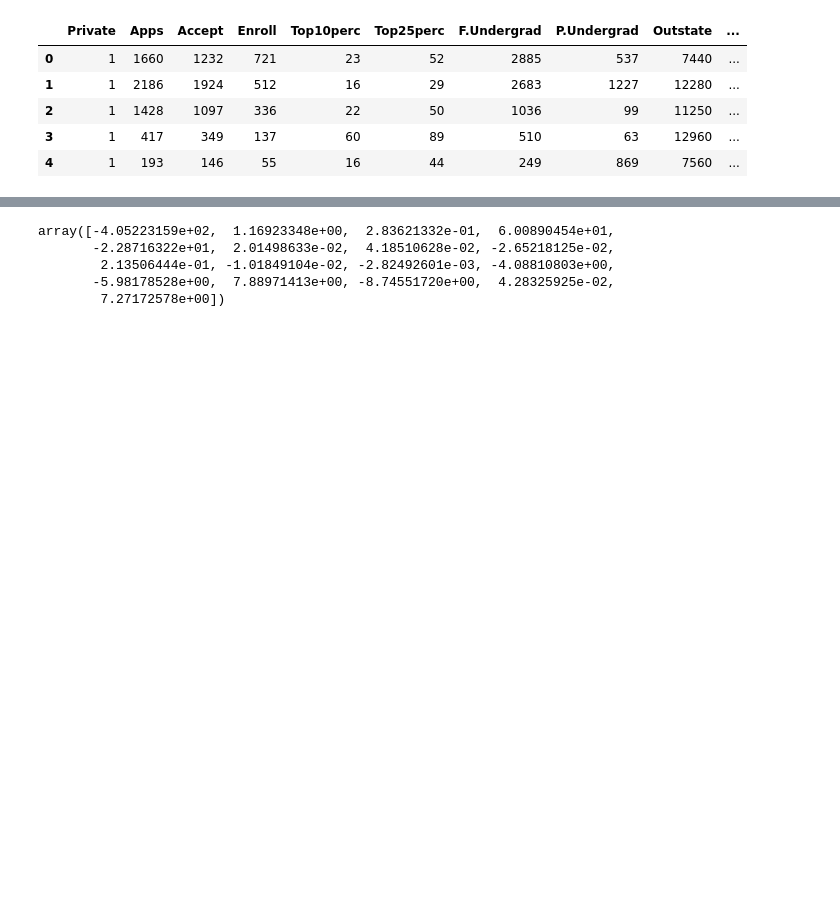
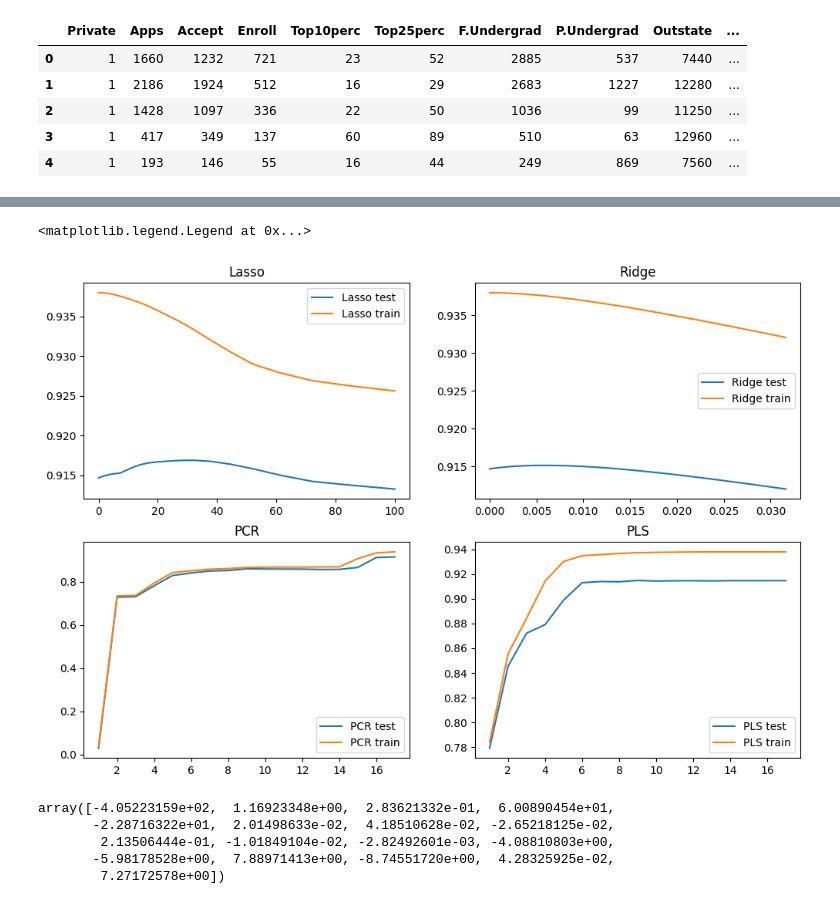
Before and after one commit to deusdevok/ISLP_Python, a Jupyter notebook: Chapter 6/Exercise9.ipynb, the cells around one changed output, grey strips where cells are left out. Cells and saved outputs as stored; diff of their text form; code cells hidden in the pictures; blank space fills up the shorter version.

```diff
--- a/Chapter 6/Exercise9.ipynb
+++ b/Chapter 6/Exercise9.ipynb
@@ -76,20 +57,0 @@ reg.best_score_
-# %%
-# Ridge with cross validation to choose alpha
-
-pipe = Pipeline([
-    ('scale', StandardScaler()),
-    ('ridge', ElasticNet(alpha=20, l1_ratio=0))
-])
-
-kfold = KFold(5, random_state=0, shuffle=True)
-lambdas = 10**np.linspace(3, -7, 100)#/y.std()
-param_grid = {'ridge__alpha': lambdas, 'ridge__l1_ratio': [0]}
-grid = GridSearchCV(
-    pipe,
-    param_grid,
-    #cv=kfold
-)
-
-grid.fit(X_train, y_train)
-
-grid.best_estimator_, grid.score(X_test, y_test), grid.score(X_train, y_train)
@@ -101,3 +147,28 @@ grid.best_estimator_, grid.score(X_test, y_test), grid.score(X_train, y_train)
+# %%
+fig, ax = plt.subplots(2, 2, figsize=(12, 8))
+
+ax[0][0].plot(alphas_lasso, lasso_results['mean_test_score'], label='Lasso test')
+ax[0][0].plot(alphas_lasso, lasso_results['mean_train_score'], label='Lasso train')
+ax[0][0].title.set_text('Lasso')
+ax[0][0].legend()
+
+ax[0][1].plot(alphas_ridge, ridge_results['mean_test_score'], label='Ridge test')
+ax[0][1].plot(alphas_ridge, ridge_results['mean_train_score'], label='Ridge train')
+ax[0][1].title.set_text('Ridge')
+ax[0][1].legend()
+
+ax[1][0].plot(range(1,30), pcr_results['mean_test_score'], label='PCR test')
+ax[1][0].plot(range(1,30), pcr_results['mean_train_score'], label='PCR train')
+ax[1][0].title.set_text('PCR')
+ax[1][0].legend()
+
+ax[1][1].plot(range(1,30), pls_results['mean_test_score'], label='PLS test')
+ax[1][1].plot(range(1,30), pls_results['mean_train_score'], label='PLS train')
+ax[1][1].title.set_text('PLS')
+ax[1][1].legend()
+# %% [output]
+<matplotlib.legend.Legend at 0x...>
+[figure, added]
 # %%
 # Ridge
 
```
Also changed, not shown: parts of 7 cells of this notebook.
